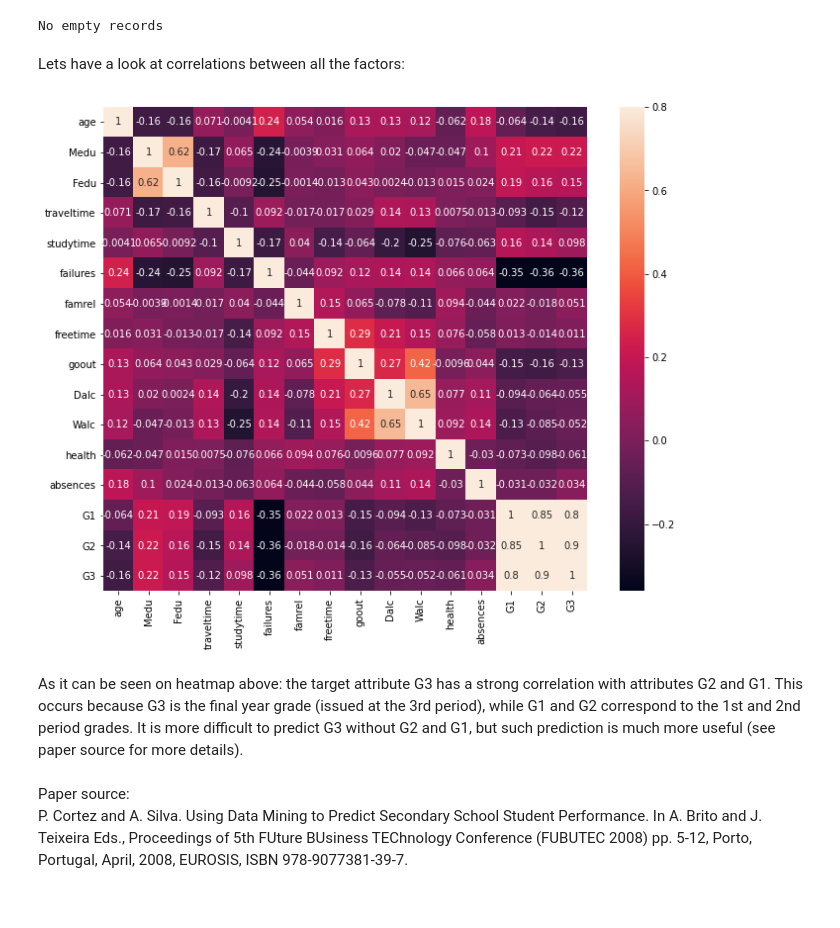
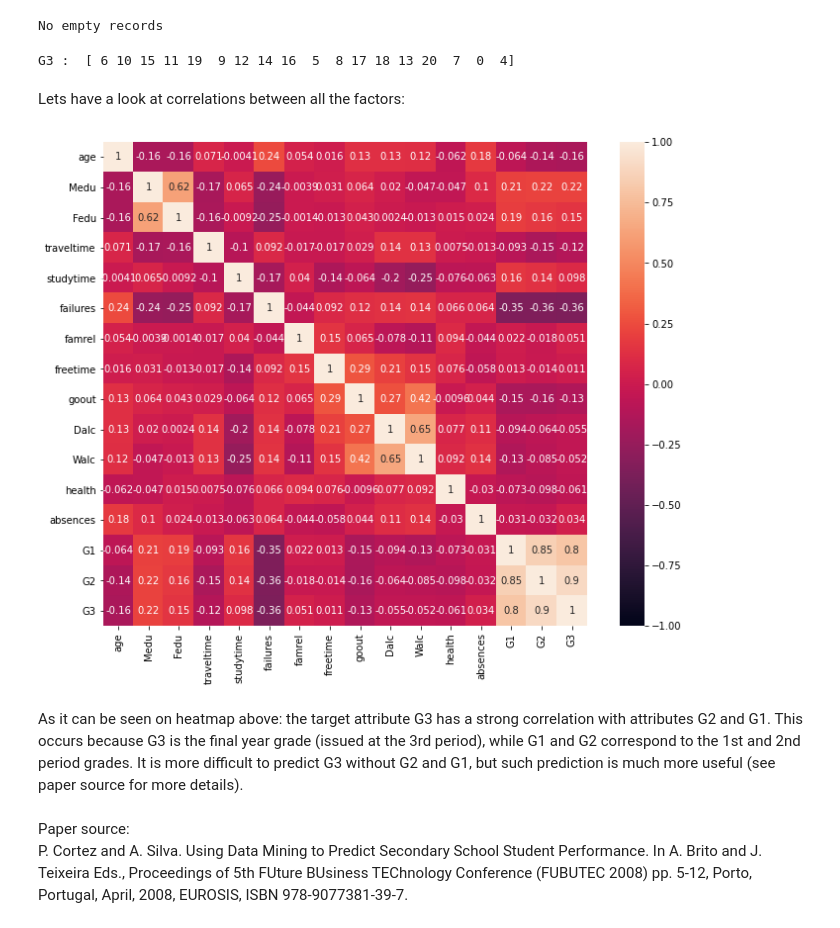
Before and after one commit to SebGmur/grade_pred, a Jupyter notebook: Student_Grade_01.ipynb, the cells around one changed output. Saved outputs shown, nothing was run; the diff lists cells and outputs as text; code cells hidden in the pictures.

```diff
--- a/Student_Grade_01.ipynb
+++ b/Student_Grade_01.ipynb
@@ -297,17 +322,24 @@ else:
         df.iloc[i,j]
 # %% [output]
 No empty records
+# %%
+# There are not too many categorical data labels,
+# so let us have a look what these unique labels are in each column:
+
+print(df["G3"].name, ": ",df["G3"].unique())
+# %% [output]
+G3 :  [ 6 10 15 11 19  9 12 14 16  5  8 17 18 13 20  7  0  4]
 # %% [markdown]
 Lets have a look at correlations between all the factors:
 # %%
 # Correlation matrix
 corrmat = df.corr()
 fig = plt.figure(figsize = (12, 9))
 
-sns.heatmap(corrmat, vmax = .8, square = True, annot=True)
+sns.heatmap(corrmat,vmin = -1, vmax = 1, square = True, annot=True)
 plt.show()
 # %% [output]
-[figure, old version]
+[figure, new version]
 # %% [markdown]
 As it can be seen on heatmap above: the target attribute G3 has a strong correlation with attributes G2 and G1. This occurs because G3 is the final year grade (issued at the 3rd period), while G1 and G2 correspond to the 1st and 2nd period grades. It is more difficult to predict G3 without G2 and G1, but such prediction is much more useful (see paper source for more details).
 <br><br>
```
Also changed, not shown: parts of 13 cells of this notebook.
